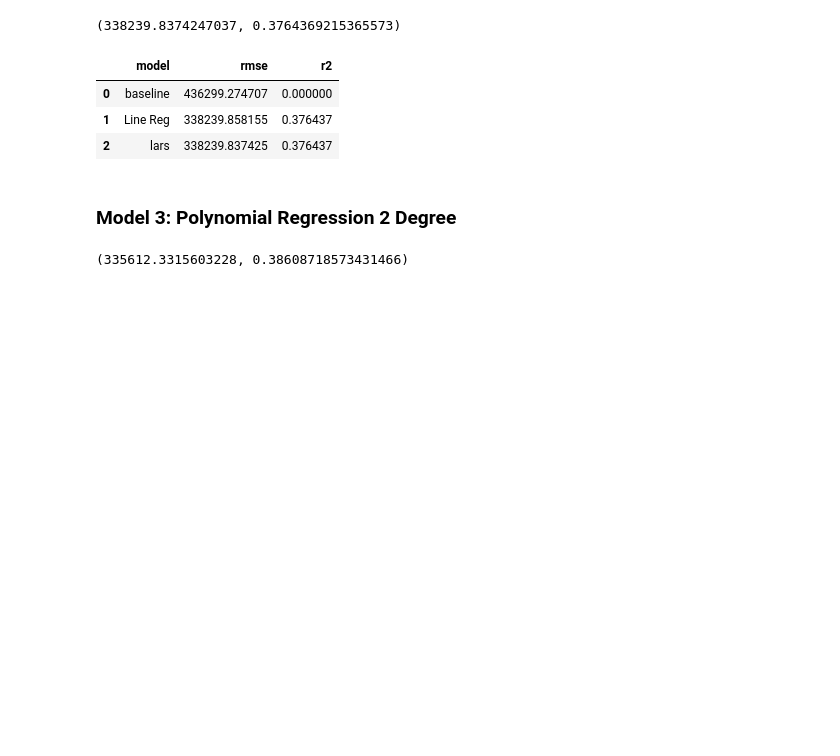
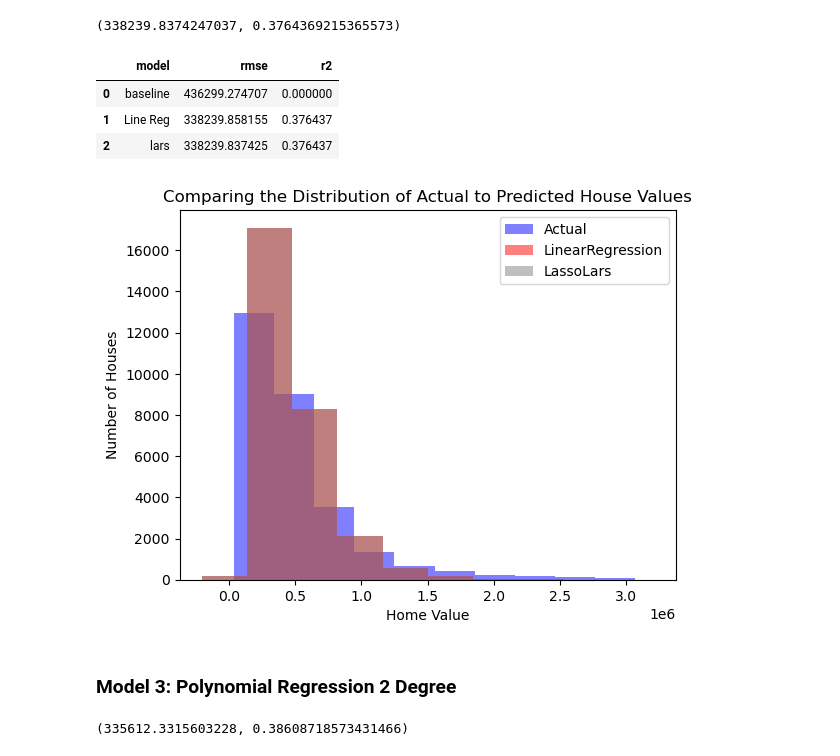
Before and after one commit to Joshua-Click/zillow-project, a Jupyter notebook: final_report.ipynb, the cells around one changed output. Drawn from its saved outputs; the diff is of its cells as text; code cells hidden in the pictures; blank space fills up the shorter version.

```diff
--- a/final_report.ipynb
+++ b/final_report.ipynb
@@ -234,7 +274,7 @@ selected top feature: ['finished_area']
 # %% [markdown]
 Model ran with 3 Features, 'bedrooms', 'bathrooms', and finished_area.
 # %%
-rmse, r2 = w.get_lr(X_train_scaled, X_valid_scaled, y_train, y_validate, 3)
+rmse, r2, pred_lr1= w.get_lr(X_train_scaled, X_valid_scaled, y_train, y_validate, 3)
 rmse, r2
 # %% [output]
 selected top feature: ['bedrooms' 'bathrooms' 'finished_area']
@@ -249,7 +289,7 @@ metrics_df
 # %% [markdown]
 ### Model 2: LassoLars
 # %%
-rmse, r2 = w.get_lasso(X_train_scaled, X_valid_scaled, y_train, y_validate)
+rmse, r2, pred_lars= w.get_lasso(X_train_scaled, X_valid_scaled, y_train, y_validate)
 rmse, r2
 # %% [output]
 (338239.8374247037, 0.3764369215365573)
@@ -262,6 +302,10 @@ metrics_df
 | 0 | baseline | 436299.274707 | 0.000000 |
 | 1 | Line Reg | 338239.858155 | 0.376437 |
 | 2 | lars | 338239.837425 | 0.376437 |
+# %%
+w.act_lr_lar_hist(y_train, pred_lr1, pred_lars)
+# %% [output]
+[figure, added]
 # %% [markdown]
 ### Model 3: Polynomial Regression 2 Degree
 # %%
```
Also changed, not shown: parts of 38 cells of this notebook, 3 other files.
